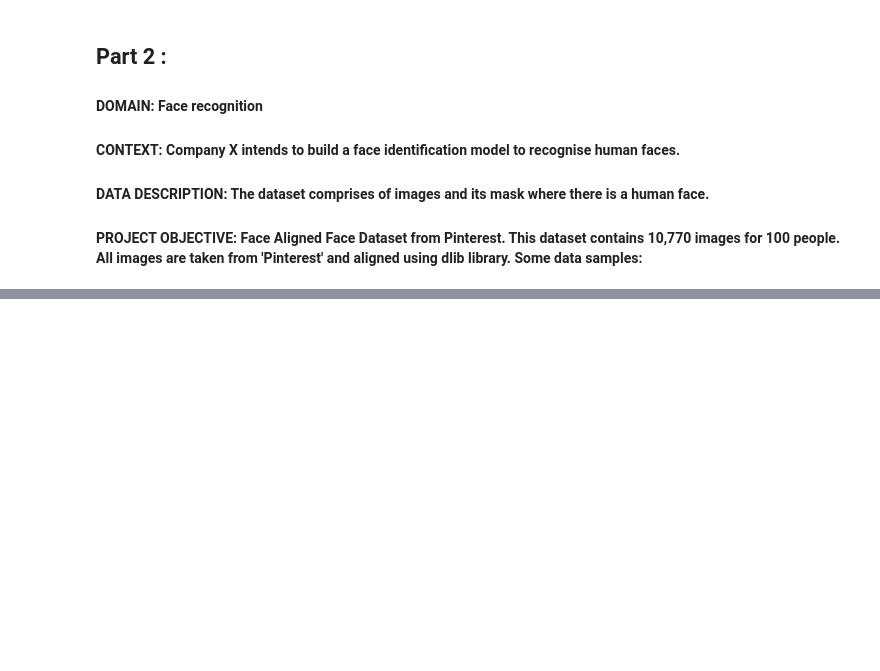
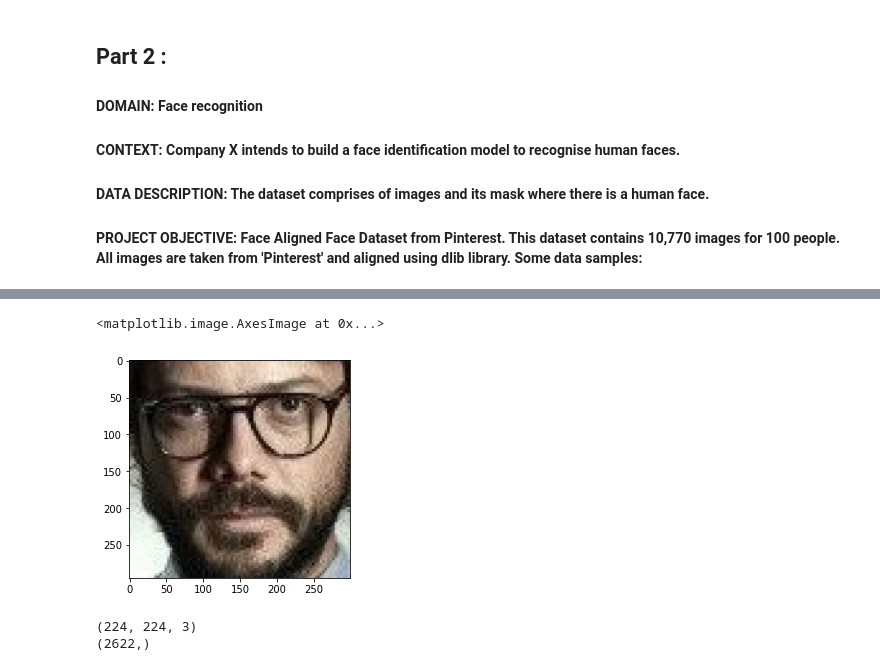
Before and after one commit to pbhuch/GL_DecA_G4_NLP1, a Jupyter notebook: CV_Project.ipynb, the cells around one changed output, grey strips where cells are left out. Saved outputs shown, nothing was run; the diff lists cells and outputs as text; code cells hidden in the pictures; blank space fills up the shorter version.

```diff
--- a/CV_Project.ipynb
+++ b/CV_Project.ipynb
@@ -372,0 +421,45 @@ Part 1 of the project was about how we can make use of the UNET layers to train,
+# %%
+import numpy as np
+import os
+
+class IdentityMetadata():
+    def __init__(self, base, name, file):
+        # print(base, name, file)
+        # dataset base directory
+        self.base = base
+        # identity name
+        self.name = name
+        # image file name
+        self.file = file
+
+    def __repr__(self):
+        return self.image_path()
+
+    def image_path(self):
+        return os.path.join(self.base, self.name, self.file)
+
+def load_metadata(path):
+    metadata = []
+    for i in os.listdir(path):
+        for f in os.listdir(os.path.join(path, i)):
+            # Check file extension. Allow only jpg/jpeg' files.
+            ext = os.path.splitext(f)[1]
+            if ext == '.jpg' or ext == '.jpeg':
+                metadata.append(IdentityMetadata(path, i, f))
+    return np.array(metadata)
+
+# metadata = load_metadata('images')
+metadata = load_metadata('PINS')
+# %%
+import cv2
+def load_image(path):
+    img = cv2.imread(path, 1)
+    # OpenCV loads images with color channels
+    # in BGR order. So we need to reverse them
+    return img[...,::-1]
+# %%
+img_100 = load_image(metadata[100].image_path())
+plt.imshow(img_100)
+# %% [output]
+<matplotlib.image.AxesImage at 0x...>
+[figure, added]
@@ -372,0 +522,20 @@ Part 1 of the project was about how we can make use of the UNET layers to train,
+# %%
+# Get embedding vector for first image in the metadata using the pre-trained model
+
+img_path = metadata[0].image_path()
+img = load_image(img_path)
+
+# Normalising pixel values from [0-255] to [0-1]: scale RGB values to interval [0,1]
+img = (img / 255.).astype(np.float32)
+
+img = cv2.resize(img, dsize = (224,224))
+print(img.shape)
+
+# Obtain embedding vector for an image
+# Get the embedding vector for the above image using vgg_face_descriptor model and print the shape
+
+embedding_vector = vgg_face_descriptor.predict(np.expand_dims(img, axis=0))[0]
+print(embedding_vector.shape)
+# %% [output]
+(224, 224, 3)
+(2622,)
```
Also changed, not shown: parts of 23 cells of this notebook.
